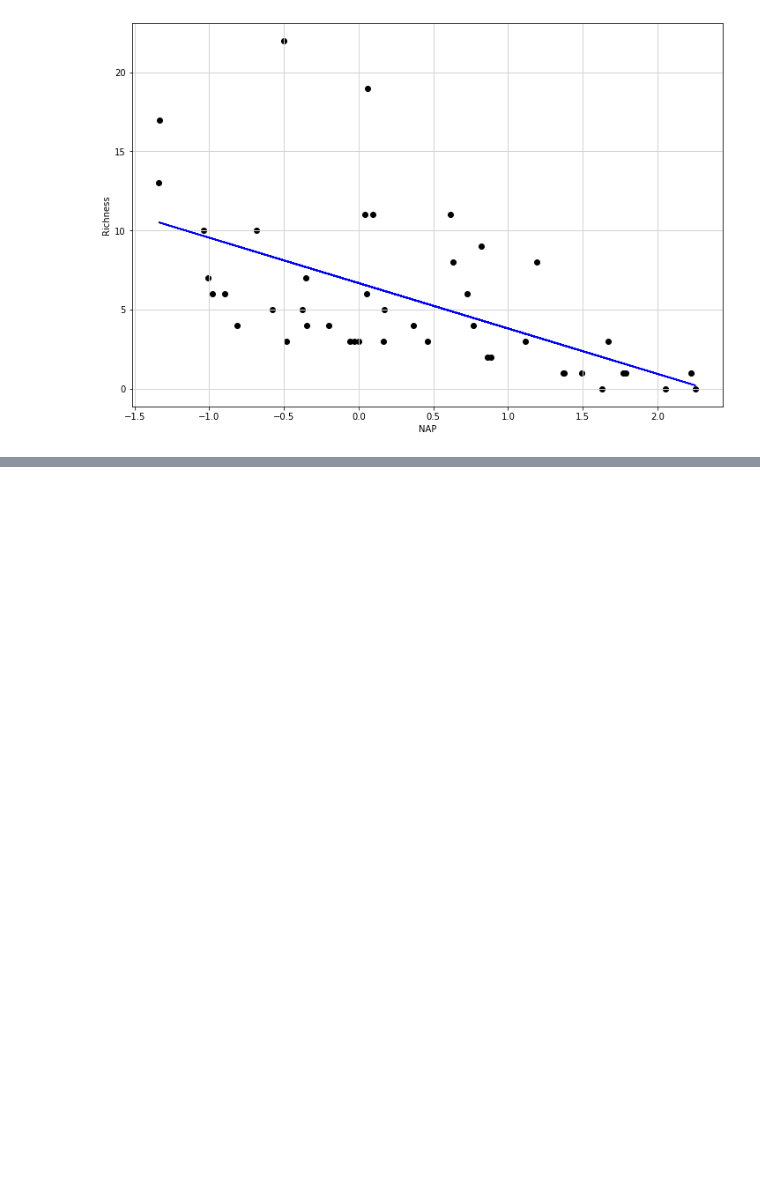
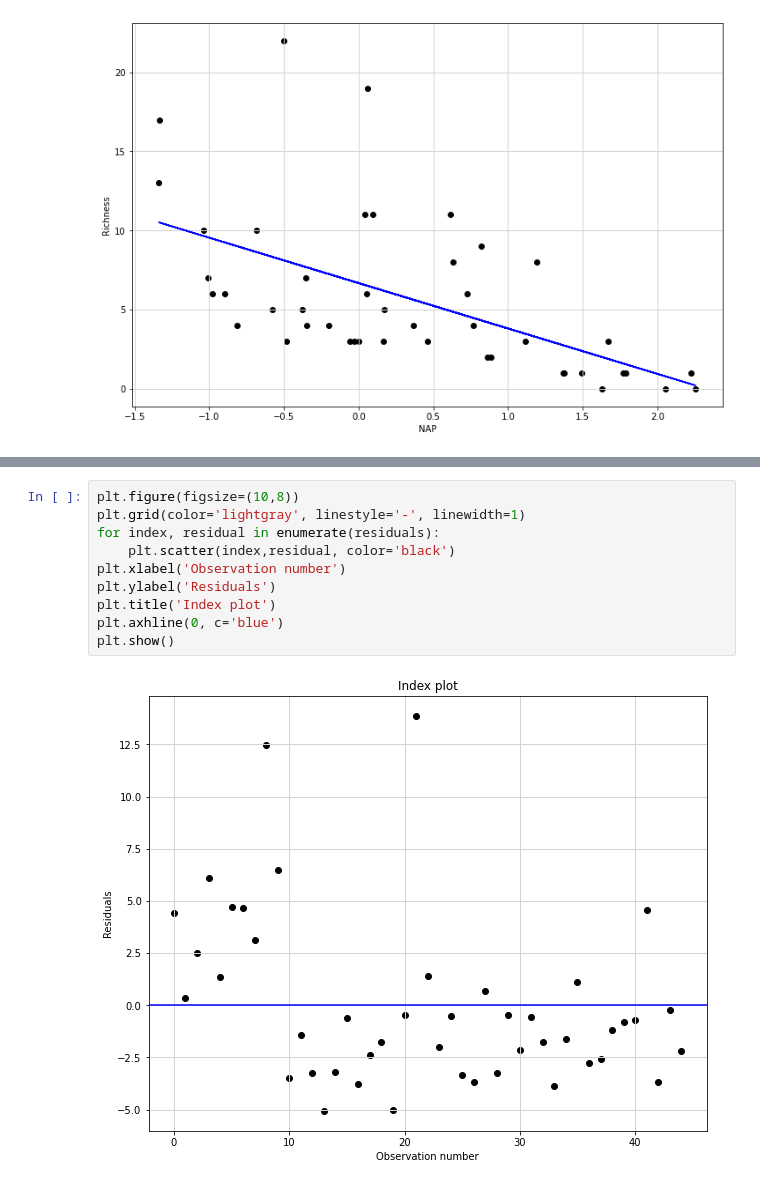
Before and after one commit to MimBikarska88/Biostats, a Jupyter notebook: Bootstrapping.ipynb, the cells around one changed output, grey strips where cells are left out. Cells and saved outputs as stored; diff of their text form; blank space fills up the shorter version.

```diff
--- a/Bootstrapping.ipynb
+++ b/Bootstrapping.ipynb
@@ -74,0 +127,12 @@ Notes:
+# %%
+plt.figure(figsize=(10,8))
+plt.grid(color='lightgray', linestyle='-', linewidth=1)
+for index, residual in enumerate(residuals):
+    plt.scatter(index,residual, color='black')
+plt.xlabel('Observation number')
+plt.ylabel('Residuals')
+plt.title('Index plot')
+plt.axhline(0, c='blue')
+plt.show()
+# %% [output]
+[figure, added]
```
Also changed, not shown: parts of 22 cells of this notebook.
